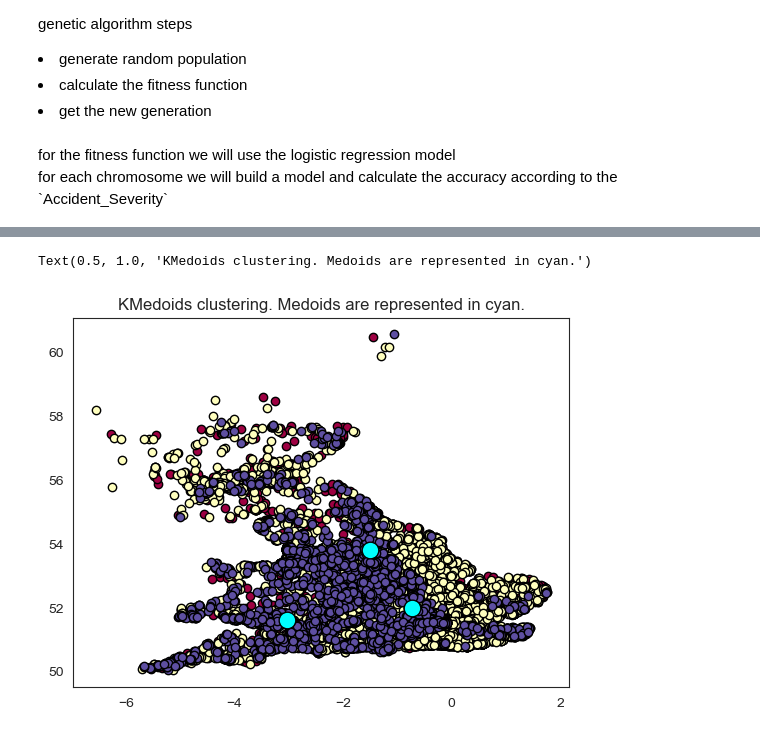
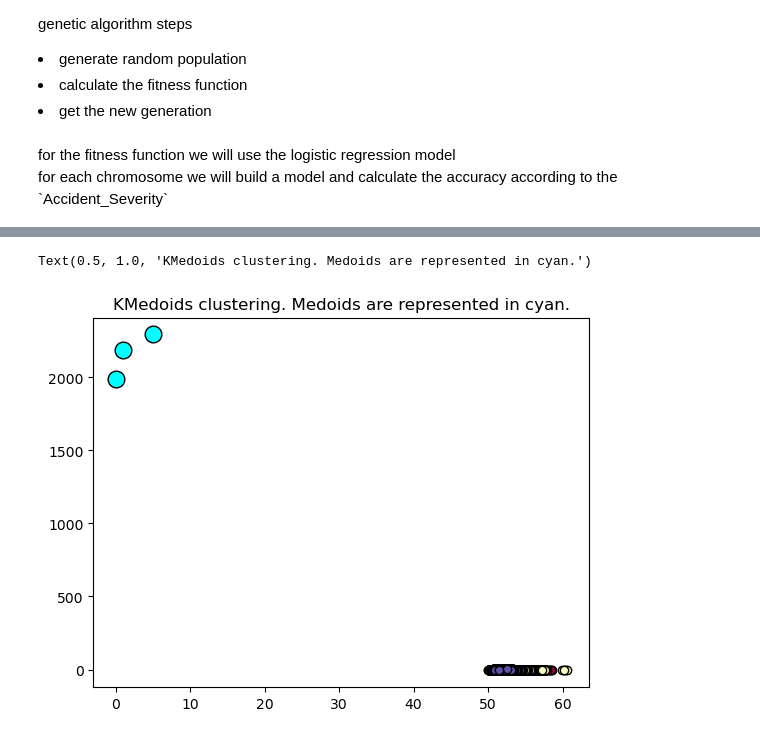
Before and after one commit to DiaaAhmedHassan/dataMiningProject, a Jupyter notebook: accidents.ipynb, the cells around one changed output, grey strips where cells are left out. Cells and saved outputs as stored; diff of their text form; code cells hidden in the pictures.

```diff
--- a/accidents.ipynb
+++ b/accidents.ipynb
@@ -325,20 +363,25 @@ for each chromosome we will build a model and calculate the accuracy according t
 from geneticFeatureSelection import geneticFeatureSelection
 from sklearn.linear_model import LogisticRegression
 
-x = encoded_accident.drop(['Accident_Severity'], axis=1)
+x = encoded_accident.drop([
+    'Accident_Severity',
+    'Latitude',
+    'Longitude',
+], axis=1)
+
 y = encoded_accident['Accident_Severity']
+
 model = LogisticRegression()
 
 genetic = geneticFeatureSelection(x, y,model)
 
 chromosome, best_score = genetic.create_generations(
-    df= accident,
-    label= y,
     size= 5,
     n_features=x.shape[1],
     n_parents= 4,
-    mutation_rate= 0.2,
-    n_generations=20
+    mutation_rate= 0.5,
+    n_generations=100,
+    threshold=10
 )
 # %%
 best_chromosome_index = np.argmax(best_score)
@@ -414,35 +427,38 @@ sns.pairplot(accident[selected_features + ['cluster']], hue='cluster', palette='
 # %%
+best_cols_df['Latitude'] = accident['Latitude']
+best_cols_df['Longitude'] = accident['Longitude']
+
 cluster_labels = clusters.labels_
 cluster_centers = clusters.cluster_centers_
 
 unique_labels = set(cluster_labels)
 colors = [
     plt.cm.Spectral(each) for each in np.linspace(0, 1, len(unique_labels))
 ]
 
 for k, col in zip(unique_labels, colors):
     class_member_mask = cluster_labels == k
 
-    xy = test_features[class_member_mask]
+    xy = best_cols_df[class_member_mask]
     plt.plot(
-        xy.iloc[:, 0],
-        xy.iloc[:, 1],
+        xy['Latitude'],
+        xy['Longitude'],
         "o",
         markerfacecolor=tuple(col),
         markeredgecolor="k",
         markersize=6,
     )
 
 plt.plot(
     cluster_centers[:, 0],
     cluster_centers[:, 1],
     "o",
     markerfacecolor="cyan",
     markeredgecolor="k",
     markersize=12,
 )
 
 plt.title("KMedoids clustering. Medoids are represented in cyan.")
 # %% [output]
 Text(0.5, 1.0, 'KMedoids clustering. Medoids are represented in cyan.')
-[figure, old version]
+[figure, new version]
```
Also changed, not shown: parts of 17 cells of this notebook, 1 other file.
